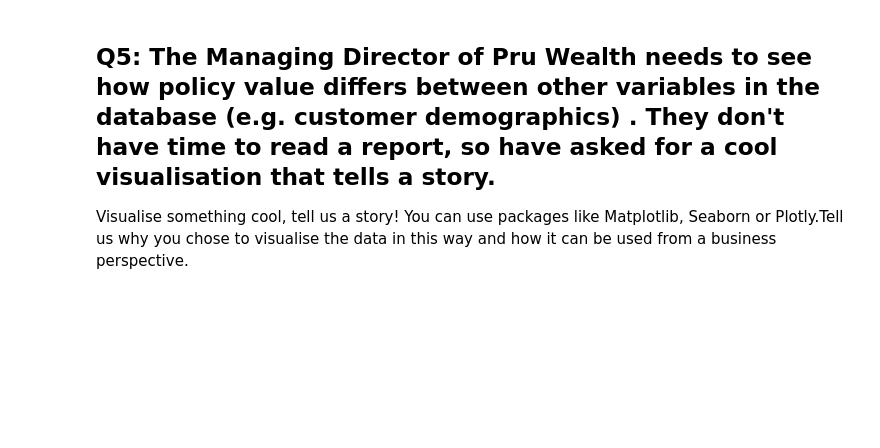
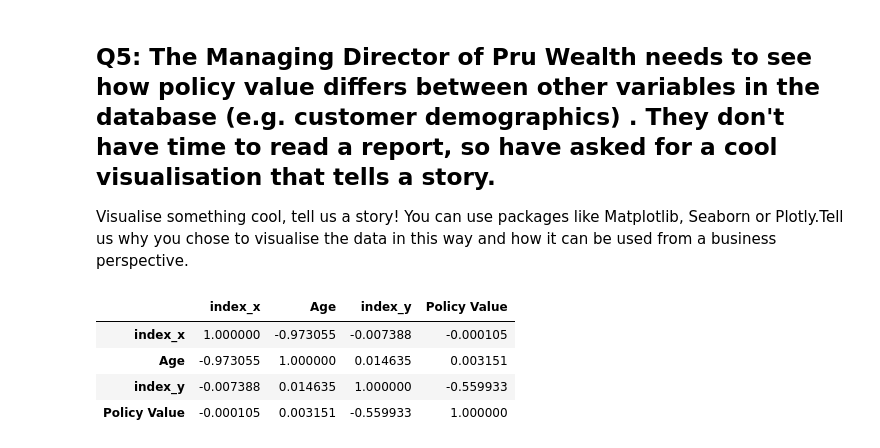
Before and after one commit to Viswavivek/casestudyMandG, a Jupyter notebook: Pru_Data_Test.ipynb, the cells around one changed output. Cells and saved outputs as stored; diff of their text form; code cells hidden in the pictures; blank space fills up the shorter version.

```diff
--- a/Pru_Data_Test.ipynb
+++ b/Pru_Data_Test.ipynb
@@ -198,0 +207,9 @@ Visualise something cool, tell us a story! You can use packages like Matplotlib,
+# %%
+data=Customer_Table.merge(Policy_Table,how='inner',on='Customer ID')
+data.corr()
+# %% [output]
+|  | index_x | Age | index_y | Policy Value |
+| index_x | 1.000000 | -0.973055 | -0.007388 | -0.000105 |
+| Age | -0.973055 | 1.000000 | 0.014635 | 0.003151 |
+| index_y | -0.007388 | 0.014635 | 1.000000 | -0.559933 |
+| Policy Value | -0.000105 | 0.003151 | -0.559933 | 1.000000 |
```
Also changed, not shown: parts of 10 cells of this notebook.
